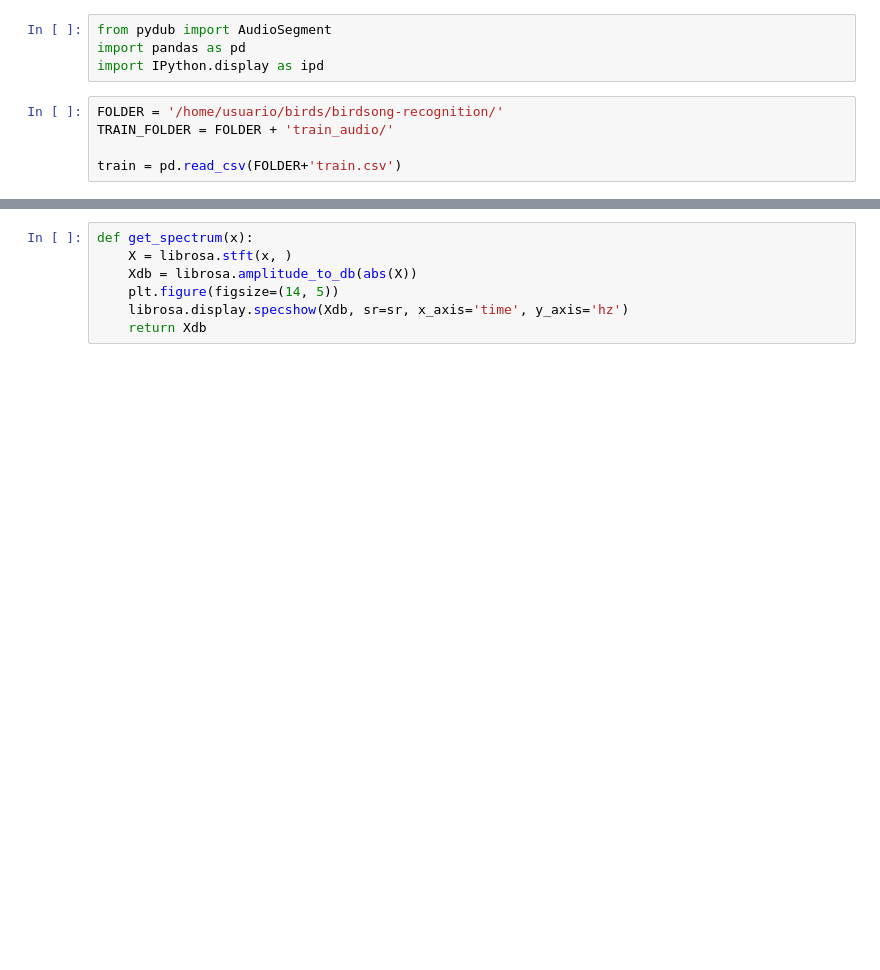
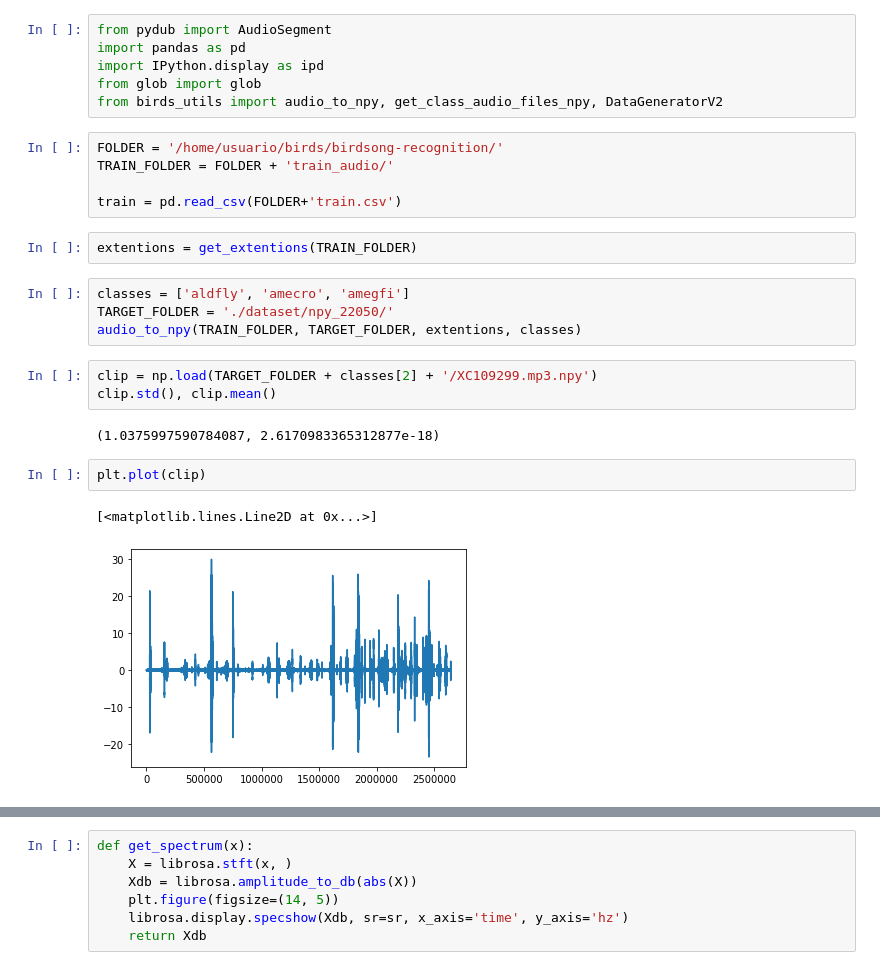
Before and after one commit to jganzabal/kaggle-birds, a Jupyter notebook: 01_Preprocess.ipynb, the cells around one changed output, grey strips where cells are left out. Cells and saved outputs as stored; diff of their text form; blank space fills up the shorter version.

```diff
--- a/01_Preprocess.ipynb
+++ b/01_Preprocess.ipynb
@@ -5,8 +8,26 @@
 from pydub import AudioSegment
 import pandas as pd
 import IPython.display as ipd
+from glob import glob
+from birds_utils import audio_to_npy, get_class_audio_files_npy, DataGeneratorV2
 # %%
 FOLDER = '/home/usuario/birds/birdsong-recognition/'
 TRAIN_FOLDER = FOLDER + 'train_audio/'
 
 train = pd.read_csv(FOLDER+'train.csv')
+# %%
+extentions = get_extentions(TRAIN_FOLDER)
+# %%
+classes = ['aldfly', 'amecro', 'amegfi']
+TARGET_FOLDER = './dataset/npy_22050/'
+audio_to_npy(TRAIN_FOLDER, TARGET_FOLDER, extentions, classes)
+# %%
+clip = np.load(TARGET_FOLDER + classes[2] + '/XC109299.mp3.npy')
+clip.std(), clip.mean()
+# %% [output]
+(1.0375997590784087, 2.6170983365312877e-18)
+# %%
+plt.plot(clip)
+# %% [output]
+[<matplotlib.lines.Line2D at 0x...>]
+[figure, added]
```
Also changed, not shown: parts of 42 cells of this notebook, 3 other files.
